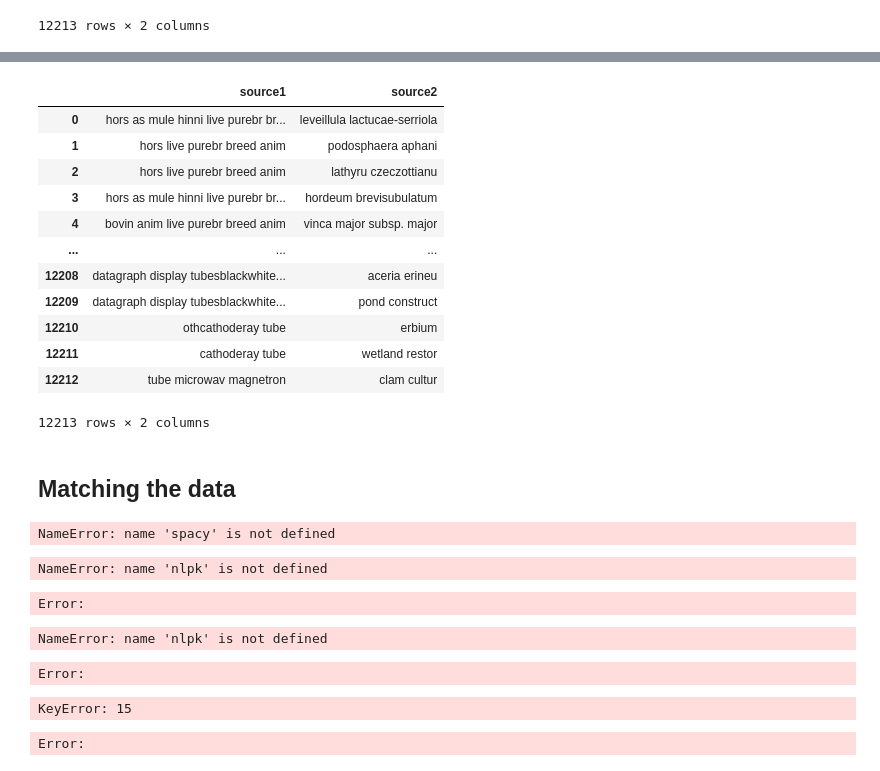
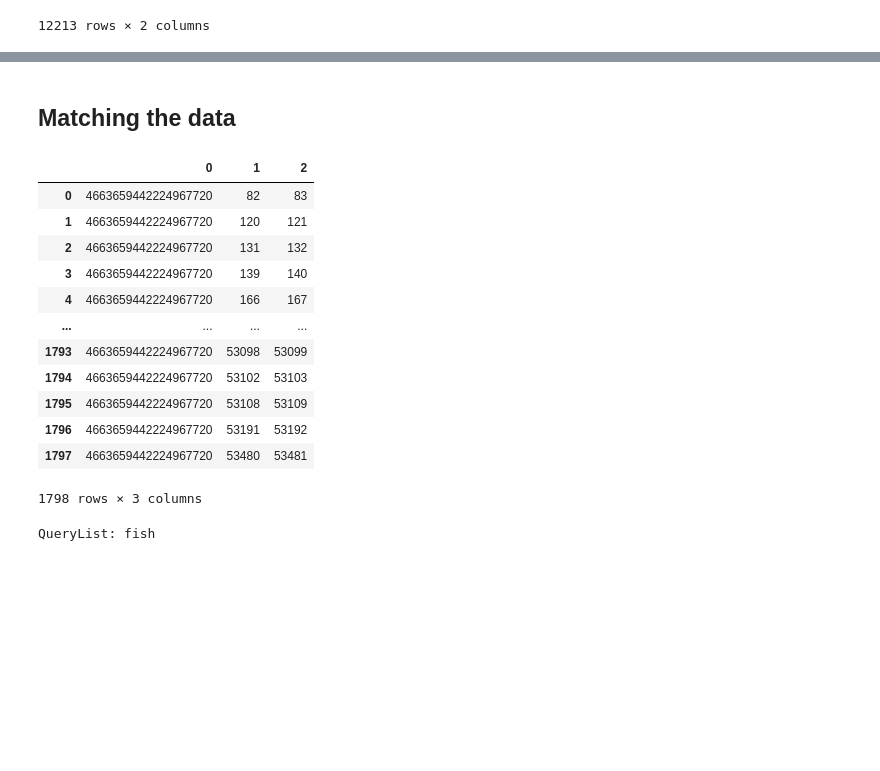
Before and after one commit to franchiseBoyz/Vocabulary_matching, a Jupyter notebook: notebook.ipynb, the cells around one changed output, grey strips where cells are left out. Drawn from its saved outputs; the diff is of its cells as text; code cells hidden in the pictures; blank space fills up the shorter version.

```diff
--- a/notebook.ipynb
+++ b/notebook.ipynb
@@ -197,8 +282,0 @@ reporting_data
-# %%
-# Stemminng
-stemmer = PorterStemmer()
-def stem_words(text):
-    return " ".join([stemmer.stem(word) for word in text.split()])
-
-reporting_data['source1'] = reporting_data['source1'].apply(lambda x:stem_words(x))
-reporting_data
@@ -241,47 +283,34 @@ reporting_data
-# %%
-# Removing the spaces in between words
-reporting_data['source1'] = reporting_data['source1'].apply(lambda x: re.sub(' +', ' ', x))
-reporting_data['source2'] = reporting_data['source2'].apply(lambda x: re.sub(' +', ' ', x))
-reporting_data
-# %% [output]
-|  | source1 | source2 |
-| 0 | hors as mule hinni live purebr br... | leveillula lactucae-serriola |
-| 1 | hors live purebr breed anim | podosphaera aphani |
-| 2 | hors live purebr breed anim | lathyru czeczottianu |
-| 3 | hors as mule hinni live purebr br... | hordeum brevisubulatum |
-| 4 | bovin anim live purebr breed anim | vinca major subsp. major |
-| ... | ... | ... |
-| 12208 | datagraph display tubesblackwhite... | aceria erineu |
-| 12209 | datagraph display tubesblackwhite... | pond construct |
-| 12210 | othcathoderay tube | erbium |
-| 12211 | cathoderay tube | wetland restor |
-| 12212 | tube microwav magnetron | clam cultur |
-12213 rows × 2 columns
 # %% [markdown]
 ## Matching the data
-# %%
-nlpk = spacy.load('en_core_web_sm')
-match_phrase = PhraseMatcher(nlpk.vocab,attr='LOWER')
-# %% [output]
-NameError: name 'spacy' is not defined
-# %%
-patterns = [nlpk(text) for text in reporting_data[source2_reporting]]
-match_phrase.add("TerminologyList", patterns)
-# %% [output]
-NameError: name 'nlpk' is not defined
-Error:
-# %%
-list_string = ' '.join([str(item) for item in reporting_data['source1']])
-doc = nlpk(list_string)
-matched = match_phrase(doc)
-print(matched)
-# %% [output]
-NameError: name 'nlpk' is not defined
-Error:
+# %%
+nlp = spacy.load('en_core_web_lg')
+matcher = PhraseMatcher(nlp.vocab,attr='LOWER')
+query_doc = [nlp(text) for text in reporting_data['source2']]
+matcher.add('QueryList:', query_doc)
+# %%
+# Converting list to string format
+list_to_string = ' '.join([str(i) for i in reporting_data['source1']])
+doc = nlp(list_to_string)
+matched_doc = matcher(doc)
+matched_df = pd.DataFrame(matched_doc)
+matched_df
+# %% [output]
+|  | 0 | 1 | 2 |
+| 0 | 4663659442224967720 | 82 | 83 |
+| 1 | 4663659442224967720 | 120 | 121 |
+| 2 | 4663659442224967720 | 131 | 132 |
+| 3 | 4663659442224967720 | 139 | 140 |
+| 4 | 4663659442224967720 | 166 | 167 |
+| ... | ... | ... | ... |
+| 1793 | 4663659442224967720 | 53098 | 53099 |
+| 1794 | 4663659442224967720 | 53102 | 53103 |
+| 1795 | 4663659442224967720 | 53108 | 53109 |
+| 1796 | 4663659442224967720 | 53191 | 53192 |
+| 1797 | 4663659442224967720 | 53480 | 53481 |
+1798 rows × 3 columns
 # %%
-matched_id, start, end = matched[15]
-print(nlpk.vocab.strings[matched_id], doc[start:end])
+matched_id, start, end = matched_doc[60]
+print(nlp.vocab.strings[matched_id], doc[start:end])
 # %% [output]
-KeyError: 15
+QueryList: fish
-Error:
 # %%
```
Also changed, not shown: parts of 20 cells of this notebook.
